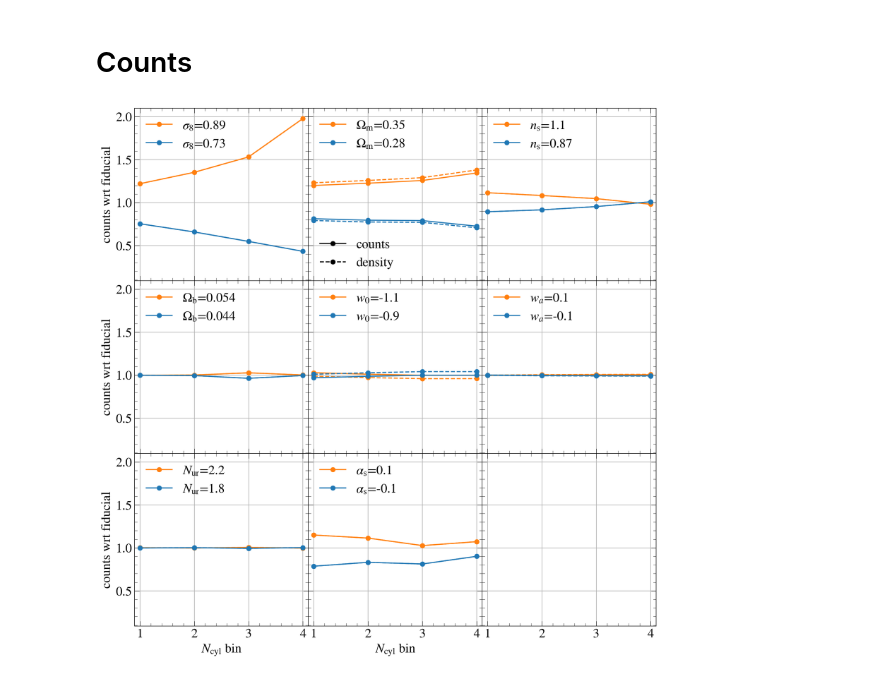
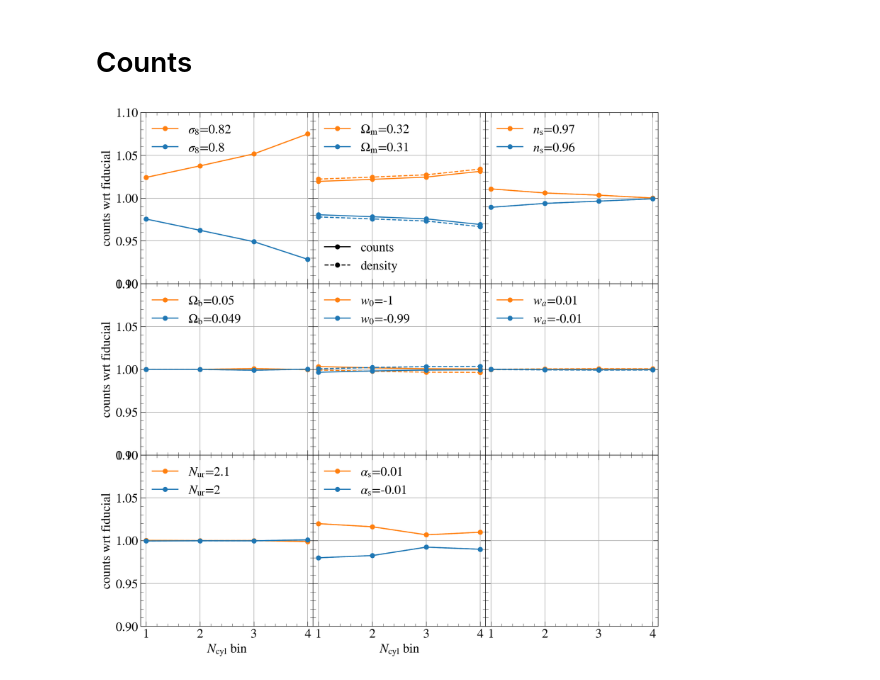
Before and after one commit to hywu/hod-selection-bias, a Jupyter notebook: repo/plots_for_paper/cosmo_sensitivities_from_emu.ipynb, the cells around one changed output. Cells and saved outputs as stored; diff of their text form; code cells hidden in the pictures.

Commit message:
abacus parameter space plot

```diff
--- a/repo/plots_for_paper/cosmo_sensitivities_from_emu.ipynb
+++ b/repo/plots_for_paper/cosmo_sensitivities_from_emu.ipynb
@@ -36,7 +38,7 @@ zmin = 0.2
 zmax = 0.35
 loc = '/projects/hywu/cluster_sims/cluster_finding/data/'
 train_loc = loc + f'emulator_train/{emu_name}/z0p{zid}00/{binning}/'
-survey = 'desy1'
+survey = 'abacus_summit'#'desy1'
 data_vector=['counts','lensing']
 
 #############
@@ -120,9 +119,9 @@ for ibin in range(4):
                 pm[ipara] = p_or_m
                 para_vary = para_fid * 1.
                 if para_fid[ipara] != 0:
-                    para_vary[ipara] = para_fid[ipara]*(1+0.1*p_or_m)
+                    para_vary[ipara] = para_fid[ipara]*(1+0.01*p_or_m)
                 else:
-                    para_vary[ipara] = para_fid[ipara] + 0.1*p_or_m
+                    para_vary[ipara] = para_fid[ipara] + 0.01*p_or_m
 
                 X_test = np.atleast_2d(para_vary)
                 DS_pred = pdv.pred_lensing(X_test)
@@ -146,7 +145,7 @@ for ibin in range(4):
                 line3, = plt.plot(rp_master_rad, DS_pred[ibin*nrp:(ibin+1)*nrp]/DS_fid[ibin*nrp:(ibin+1)*nrp], c=c, ls=ls,\
                          label=label)
                 legend_handles.append(line3)
-                plt.ylim(0.7, 1.3)
+                plt.ylim(0.95, 1.05)
                 plt.xscale('log')
 
                 if binning == 'lam':
@@ -198,9 +197,9 @@ for ipara in range(npara):
         pm[ipara] = p_or_m
         para_vary = para_fid * 1.
         if para_fid[ipara] != 0:
-            para_vary[ipara] = para_fid[ipara]*(1+0.1*p_or_m)
+            para_vary[ipara] = para_fid[ipara]*(1+0.01*p_or_m)
         else:
-            para_vary[ipara] = para_fid[ipara] + 0.1*p_or_m
+            para_vary[ipara] = para_fid[ipara] + 0.01*p_or_m
 
         X_test = np.atleast_2d(para_vary)
         abun_pred = pdv.pred_abundance(X_test)
@@ -212,32 +211,32 @@ for ipara in range(npara):
             c = 'C1' # orange
         if p_or_m == -1:
             c = 'C0' # blue
 
         ##### volume #####
         Om0 = para_vary[1]
         Ode0 = 1-Om0
         w0 = para_vary[4]
         wa = para_vary[5]
         cosmo = w0waCDM(H0=100, Om0=Om0, Ode0=Ode0, w0=w0, wa=wa)
         volume = cosmo.comoving_volume(zmax) - cosmo.comoving_volume(zmin)
         den_pred = abun_pred / volume
 
 
         label = f'{key_list2[ipara]}={para_vary[ipara]:.2g}'
         line3, = plt.plot(np.arange(1,5), abun_pred/abun_fid, 'o-', c=c,
                  label=label)
         legend_handles.append(line3)
         plt.plot(np.arange(1,5), den_pred/den_fid, 'o--', c=c)
         #plt.legend(loc=2, frameon=False)
         plt.legend(handles=legend_handles, loc=2, frameon=False)
 
     if ipara > 5:
         plt.xlabel(r'$N_{\rm cyl}$ bin')
     if ipara % 3 == 0:
         plt.ylabel(r'counts wrt fiducial')
     plt.xlim(0.9, 4.1)
-    plt.ylim(0.09, 2.1)
+    plt.ylim(0.9, 1.1)
 
 plt.savefig('../../plots/for_paper/sensitivities_cosmo_counts.pdf')
 # %% [output]
-[figure, old version]
+[figure, new version]
```
Also changed, not shown: parts of 3 cells of this notebook, 1 other file.
